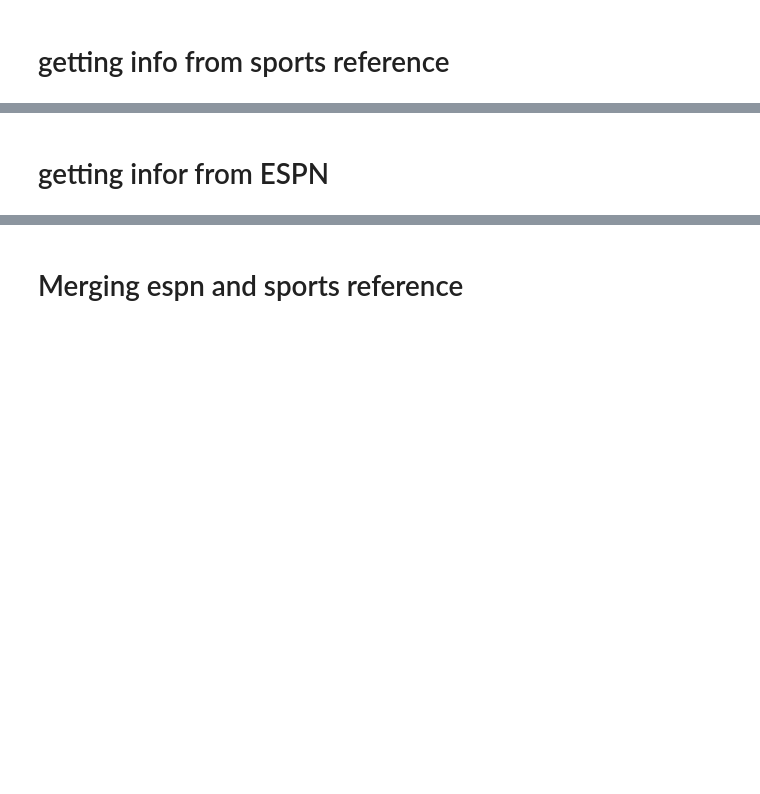
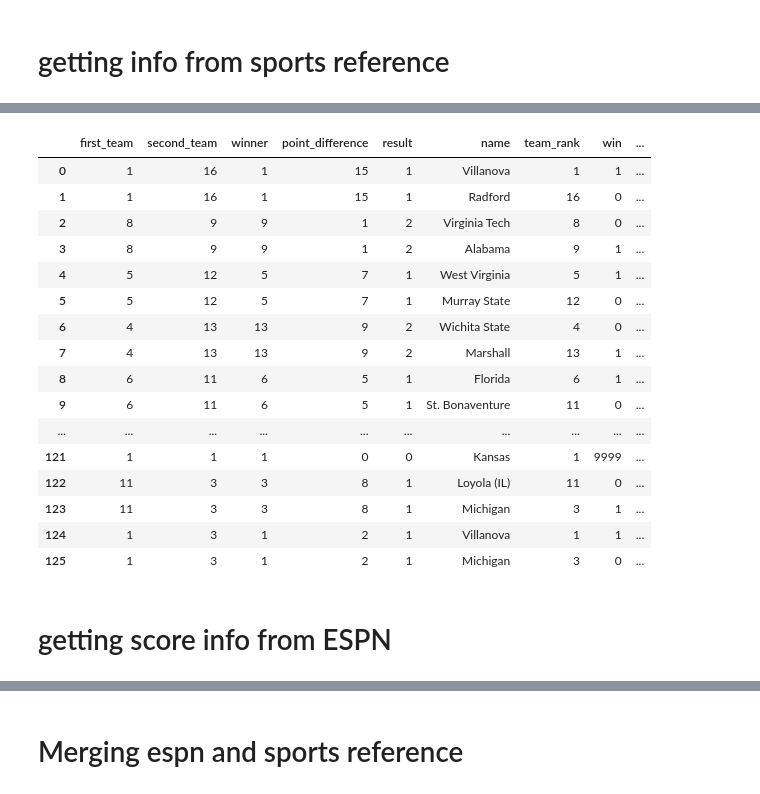
Before and after one commit to amazurek1/march_madness_predictions, a Jupyter notebook: Good_jupyter_notebooks/Remembering_myWork-Copy1.ipynb, the cells around one changed output, grey strips where cells are left out. Saved outputs shown, nothing was run; the diff lists cells and outputs as text; code cells hidden in the pictures; blank space fills up the shorter version.

```diff
--- a/Good_jupyter_notebooks/Remembering_myWork-Copy1.ipynb
+++ b/Good_jupyter_notebooks/Remembering_myWork-Copy1.ipynb
@@ -215,4 +257,24 @@ newdf2['year']=year
+# %%
+newdf2['']
+# %% [output]
+|  | first_team | second_team | winner | point_difference | result | name | team_rank | win | ... |
+| 0 | 1 | 16 | 1 | 15 | 1 | Villanova | 1 | 1 | ... |
+| 1 | 1 | 16 | 1 | 15 | 1 | Radford | 16 | 0 | ... |
+| 2 | 8 | 9 | 9 | 1 | 2 | Virginia Tech | 8 | 0 | ... |
+| 3 | 8 | 9 | 9 | 1 | 2 | Alabama | 9 | 1 | ... |
+| 4 | 5 | 12 | 5 | 7 | 1 | West Virginia | 5 | 1 | ... |
+| 5 | 5 | 12 | 5 | 7 | 1 | Murray State | 12 | 0 | ... |
+| 6 | 4 | 13 | 13 | 9 | 2 | Wichita State | 4 | 0 | ... |
+| 7 | 4 | 13 | 13 | 9 | 2 | Marshall | 13 | 1 | ... |
+| 8 | 6 | 11 | 6 | 5 | 1 | Florida | 6 | 1 | ... |
+| 9 | 6 | 11 | 6 | 5 | 1 | St. Bonaventure | 11 | 0 | ... |
+| ... | ... | ... | ... | ... | ... | ... | ... | ... | ... |
+| 121 | 1 | 1 | 1 | 0 | 0 | Kansas | 1 | 9999 | ... |
+| 122 | 11 | 3 | 3 | 8 | 1 | Loyola (IL) | 11 | 0 | ... |
+| 123 | 11 | 3 | 3 | 8 | 1 | Michigan | 3 | 1 | ... |
+| 124 | 1 | 3 | 1 | 2 | 1 | Villanova | 1 | 1 | ... |
+| 125 | 1 | 3 | 1 | 2 | 1 | Michigan | 3 | 0 | ... |
 # %%
 newdf2.to_csv('sports_reference_2019')
 # %% [markdown]
-# getting infor from ESPN
+# getting score info from ESPN
```
Also changed, not shown: parts of 68 cells of this notebook, 2 other files.
